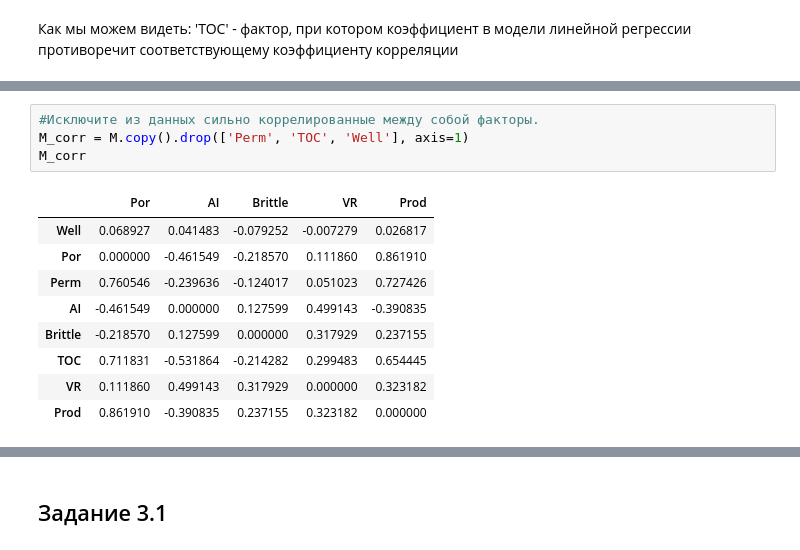
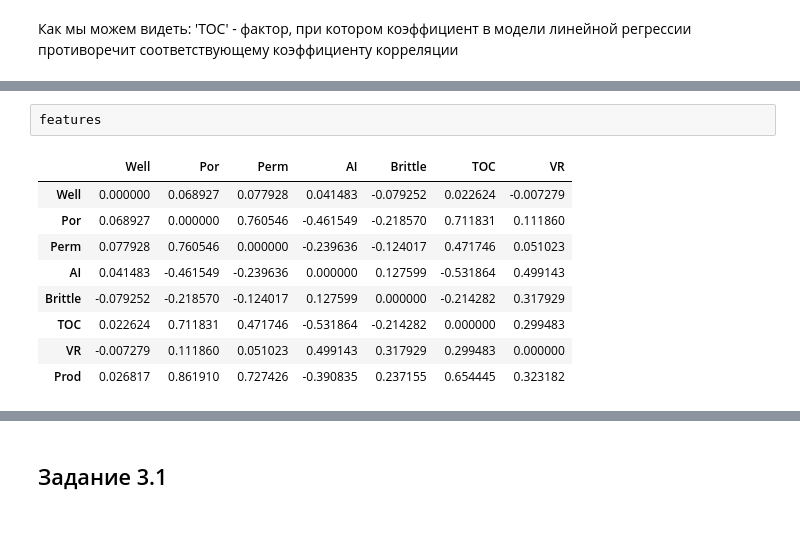
Before and after one commit to Ruugiko/SF_DS, a Jupyter notebook: Skillfactory/Математика/Khvan.ipynb, the cells around one changed output, grey strips where cells are left out. Drawn from its saved outputs; the diff is of its cells as text.

```diff
--- a/Skillfactory/Математика/Khvan.ipynb
+++ b/Skillfactory/Математика/Khvan.ipynb
@@ -193,14 +193,12 @@ Index(['Well'], dtype='object')
-# %%
-#Исключите из данных сильно коррелированные между собой факторы.
-M_corr = M.copy().drop(['Perm', 'TOC', 'Well'], axis=1)
-M_corr
-# %% [output]
-|  | Por | AI | Brittle | VR | Prod |
-| Well | 0.068927 | 0.041483 | -0.079252 | -0.007279 | 0.026817 |
-| Por | 0.000000 | -0.461549 | -0.218570 | 0.111860 | 0.861910 |
-| Perm | 0.760546 | -0.239636 | -0.124017 | 0.051023 | 0.727426 |
-| AI | -0.461549 | 0.000000 | 0.127599 | 0.499143 | -0.390835 |
-| Brittle | -0.218570 | 0.127599 | 0.000000 | 0.317929 | 0.237155 |
-| TOC | 0.711831 | -0.531864 | -0.214282 | 0.299483 | 0.654445 |
-| VR | 0.111860 | 0.499143 | 0.317929 | 0.000000 | 0.323182 |
-| Prod | 0.861910 | -0.390835 | 0.237155 | 0.323182 | 0.000000 |
+# %%
+features
+# %% [output]
+|  | Well | Por | Perm | AI | Brittle | TOC | VR |
+| Well | 0.000000 | 0.068927 | 0.077928 | 0.041483 | -0.079252 | 0.022624 | -0.007279 |
+| Por | 0.068927 | 0.000000 | 0.760546 | -0.461549 | -0.218570 | 0.711831 | 0.111860 |
+| Perm | 0.077928 | 0.760546 | 0.000000 | -0.239636 | -0.124017 | 0.471746 | 0.051023 |
+| AI | 0.041483 | -0.461549 | -0.239636 | 0.000000 | 0.127599 | -0.531864 | 0.499143 |
+| Brittle | -0.079252 | -0.218570 | -0.124017 | 0.127599 | 0.000000 | -0.214282 | 0.317929 |
+| TOC | 0.022624 | 0.711831 | 0.471746 | -0.531864 | -0.214282 | 0.000000 | 0.299483 |
+| VR | -0.007279 | 0.111860 | 0.051023 | 0.499143 | 0.317929 | 0.299483 | 0.000000 |
+| Prod | 0.026817 | 0.861910 | 0.727426 | -0.390835 | 0.237155 | 0.654445 | 0.323182 |
```
Also changed, not shown: parts of 15 cells of this notebook.
